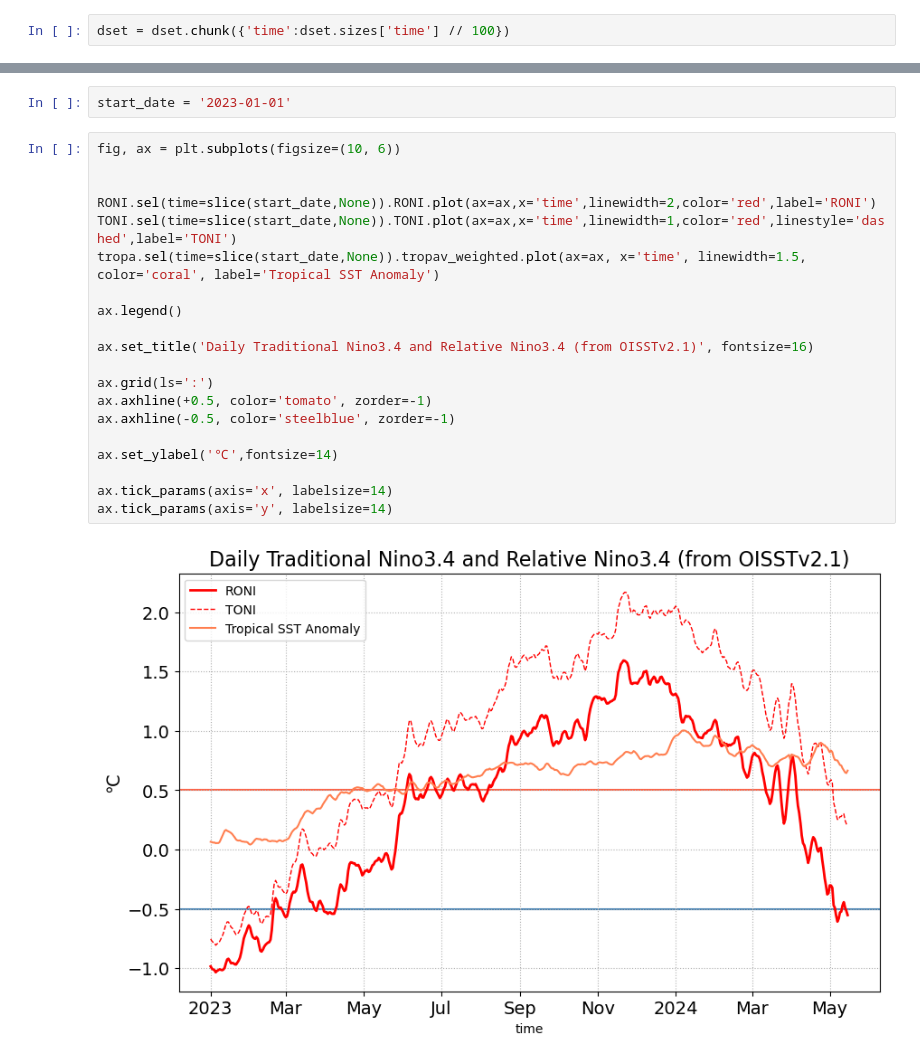
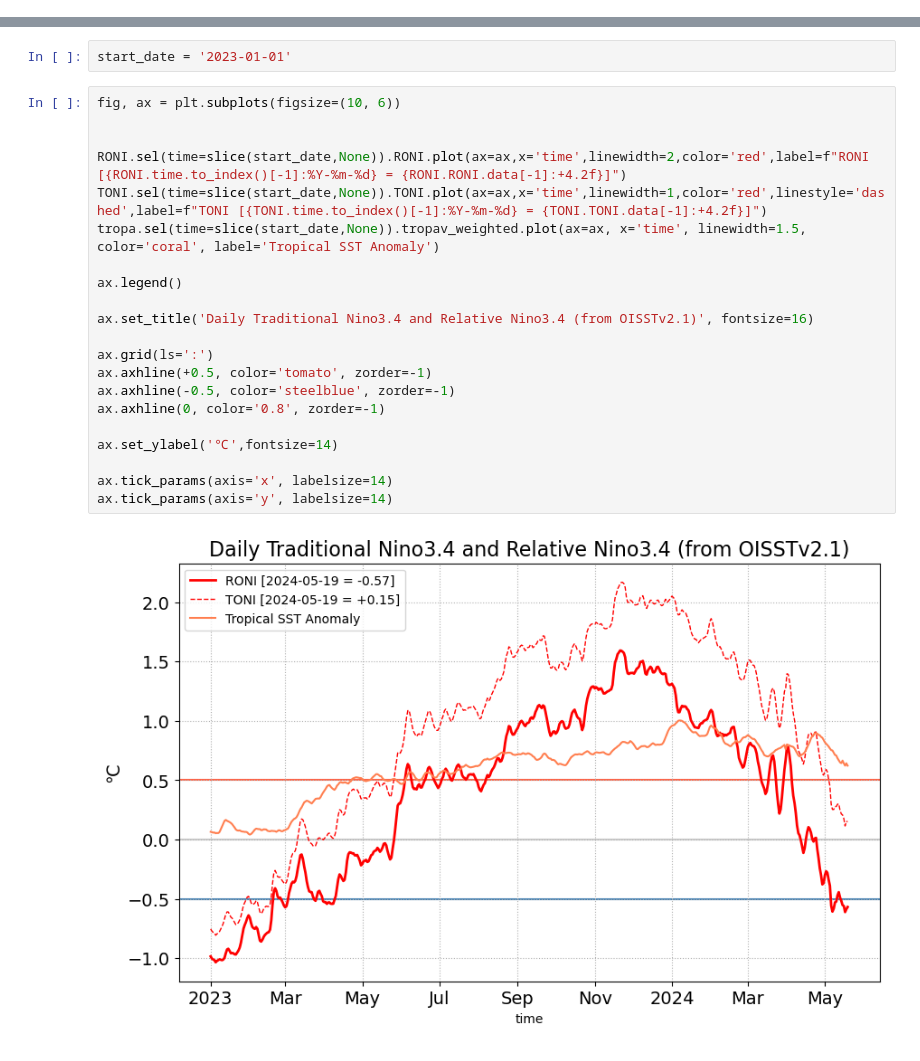
Before and after one commit to YinjingLin/OISST_indices, a Jupyter notebook: notebooks/RONI_OISST_noleap.ipynb, the cells around one changed output, grey strips where cells are left out. Cells and saved outputs as stored; diff of their text form.

Commit message:
added last date and value for RONI and TONI in the last plot

```diff
--- a/notebooks/RONI_OISST_noleap.ipynb
+++ b/notebooks/RONI_OISST_noleap.ipynb
@@ -63,5 +65,3 @@ dset.sizes['time'] // 100
-# %%
-dset = dset.chunk({'time':dset.sizes['time'] // 100})
 # %% [markdown]
 ### We retrieve the calendar, will be used later
 # %%
@@ -419,22 +419,23 @@ start_date = '2023-01-01'
 # %%
 fig, ax = plt.subplots(figsize=(10, 6))
 
 
-RONI.sel(time=slice(start_date,None)).RONI.plot(ax=ax,x='time',linewidth=2,color='red',label='RONI')
-TONI.sel(time=slice(start_date,None)).TONI.plot(ax=ax,x='time',linewidth=1,color='red',linestyle='dashed',label='TONI')
+RONI.sel(time=slice(start_date,None)).RONI.plot(ax=ax,x='time',linewidth=2,color='red',label=f"RONI [{RONI.time.to_index()[-1]:%Y-%m-%d} = {RONI.RONI.data[-1]:+4.2f}]")
+TONI.sel(time=slice(start_date,None)).TONI.plot(ax=ax,x='time',linewidth=1,color='red',linestyle='dashed',label=f"TONI [{TONI.time.to_index()[-1]:%Y-%m-%d} = {TONI.TONI.data[-1]:+4.2f}]")
 tropa.sel(time=slice(start_date,None)).tropav_weighted.plot(ax=ax, x='time', linewidth=1.5, color='coral', label='Tropical SST Anomaly')
 
 ax.legend()
 
 ax.set_title('Daily Traditional Nino3.4 and Relative Nino3.4 (from OISSTv2.1)', fontsize=16)
 
 ax.grid(ls=':')
 ax.axhline(+0.5, color='tomato', zorder=-1)
 ax.axhline(-0.5, color='steelblue', zorder=-1)
+ax.axhline(0, color='0.8', zorder=-1)
 
 ax.set_ylabel('℃',fontsize=14)
 
 ax.tick_params(axis='x', labelsize=14)
 ax.tick_params(axis='y', labelsize=14)
 # %% [output]
-[figure, old version]
+[figure, new version]
```
Also changed, not shown: parts of 13 cells of this notebook.
